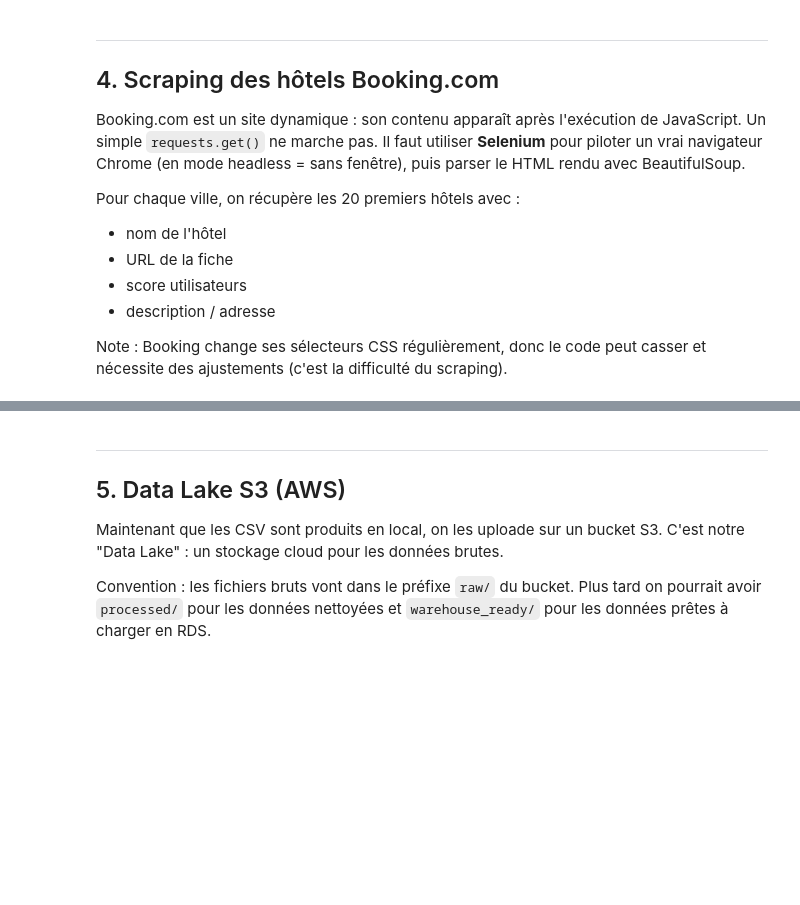
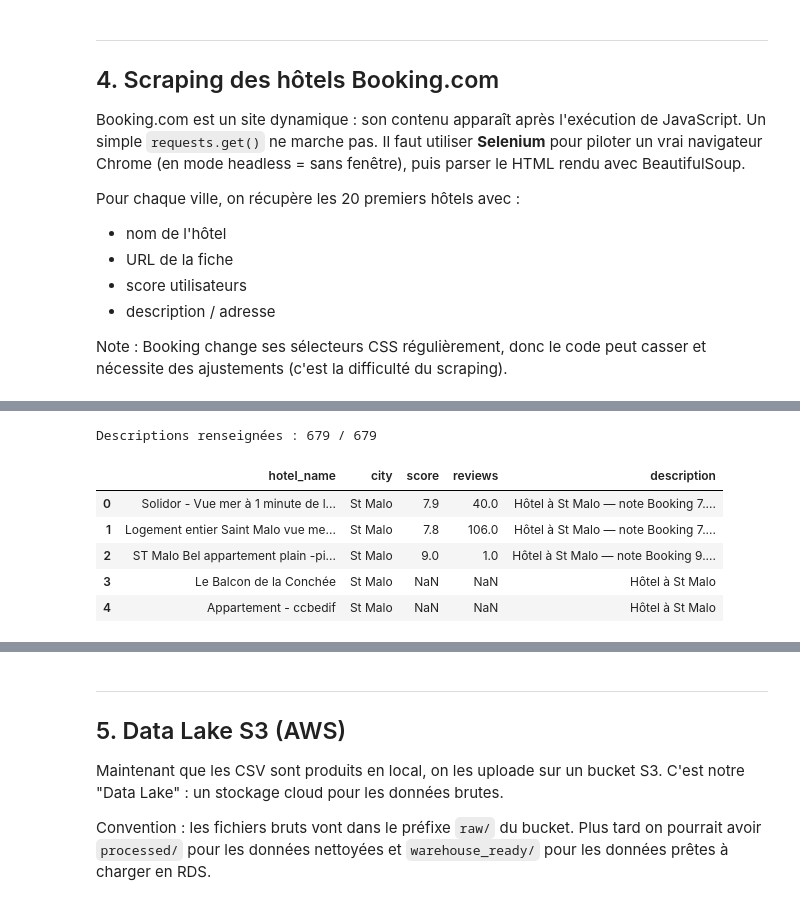
Before and after one commit to aymericlahonde-dotcom/cdsd-b1-kayak, a Jupyter notebook: notebooks/01_Data_Collection_Pipeline.ipynb, the cells around one changed output, grey strips where cells are left out. Saved outputs shown, nothing was run; the diff lists cells and outputs as text; code cells hidden in the pictures; blank space fills up the shorter version.

```diff
--- a/notebooks/01_Data_Collection_Pipeline.ipynb
+++ b/notebooks/01_Data_Collection_Pipeline.ipynb
@@ -402,3 +525,30 @@ df_hotels.head()
+# %%
+def build_description(r):
+    base = f"Hôtel à {r['city']}"
+    if pd.notna(r.get('score')):
+        base += f" — note Booking {r['score']}/10"
+    if 'reviews' in r and pd.notna(r.get('reviews')):
+        base += f" ({int(r['reviews'])} avis)"
+    return base
+
+# Si la colonne description est vide, on la renseigne à partir des données fiables
+desc = df_hotels.get('description')
+is_empty = desc is None or desc.isna().all() or (desc.astype(str).str.strip() == '').all()
+if is_empty:
+    df_hotels['description'] = df_hotels.apply(build_description, axis=1)
+    df_hotels.to_csv('../data/hotels_booking.csv', index=False)
+
+renseignees = (df_hotels['description'].astype(str).str.strip() != '').sum()
+print(f"Descriptions renseignées : {renseignees} / {len(df_hotels)}")
+df_hotels[['hotel_name', 'city', 'score', 'reviews', 'description']].head()
+# %% [output]
+Descriptions renseignées : 679 / 679
+|  | hotel_name | city | score | reviews | description |
+| 0 | Solidor - Vue mer à 1 minute de l... | St Malo | 7.9 | 40.0 | Hôtel à St Malo — note Booking 7.... |
+| 1 | Logement entier Saint Malo vue me... | St Malo | 7.8 | 106.0 | Hôtel à St Malo — note Booking 7.... |
+| 2 | ST Malo Bel appartement plain -pi... | St Malo | 9.0 | 1.0 | Hôtel à St Malo — note Booking 9.... |
+| 3 | Le Balcon de la Conchée | St Malo | NaN | NaN | Hôtel à St Malo |
+| 4 | Appartement - ccbedif | St Malo | NaN | NaN | Hôtel à St Malo |
 # %%
 # Top 10 hôtels par score Booking
 (
```
Also changed, not shown: parts of 23 cells of this notebook, 8 other files.
